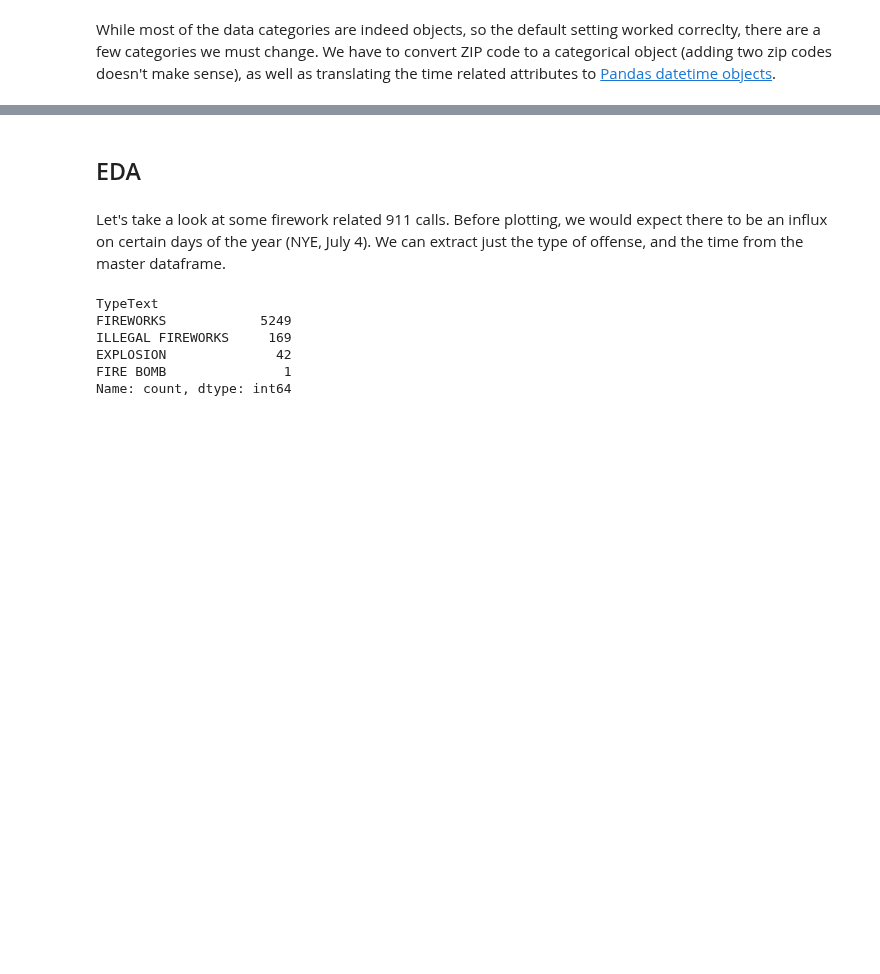
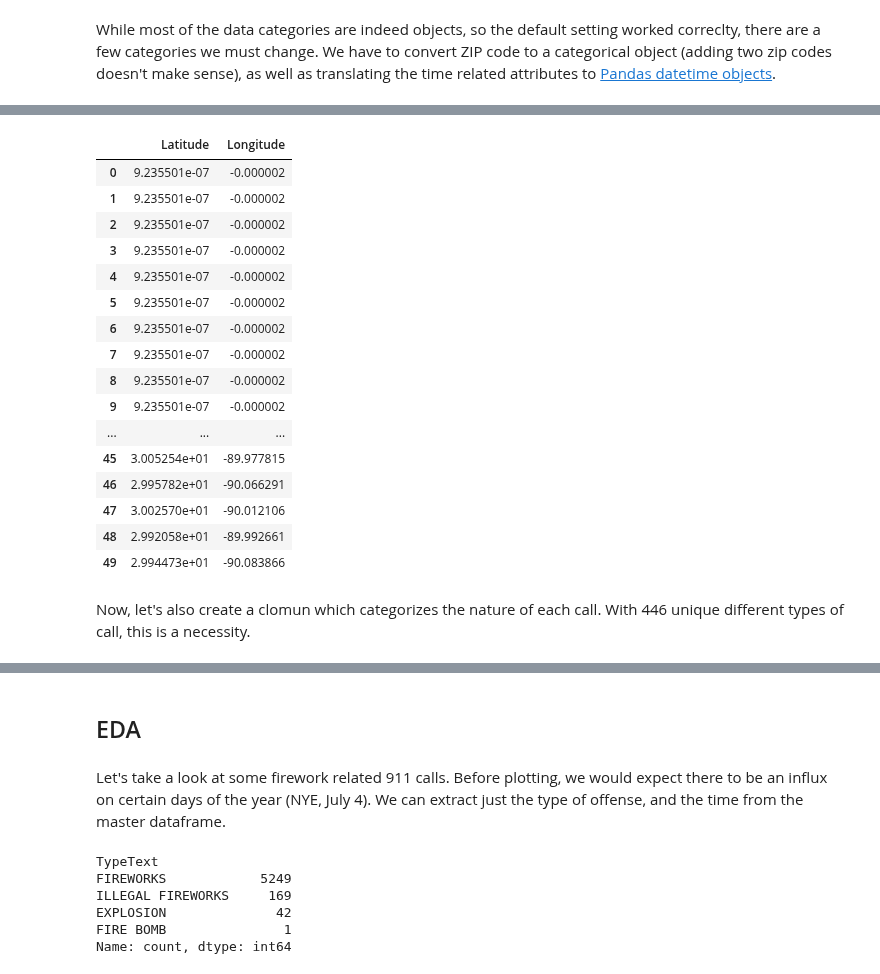
Before and after one commit to outlawhayden/weather-crime, a Jupyter notebook: notebooks/Milestone1.ipynb, the cells around one changed output, grey strips where cells are left out. Cells and saved outputs as stored; diff of their text form; code cells hidden in the pictures; blank space fills up the shorter version.

Commit message:
Extracted latitude and longitude into column

```diff
--- a/notebooks/Milestone1.ipynb
+++ b/notebooks/Milestone1.ipynb
@@ -233,0 +235,31 @@ calls_for_service.head()
+# %%
+# regex to extract latitude and longitude from location column
+lat_long_regex = r"\((.*), (.*)\)"
+# extract latitude and longitude from location column
+lat_long = calls_for_service['Location'].str.extract(lat_long_regex)
+# rename columns
+lat_long.columns = ['Latitude', 'Longitude']
+# convert to numeric
+lat_long = lat_long.apply(pd.to_numeric)
+# %%
+lat_long.head(50)
+# %% [output]
+|  | Latitude | Longitude |
+| 0 | 9.235501e-07 | -0.000002 |
+| 1 | 9.235501e-07 | -0.000002 |
+| 2 | 9.235501e-07 | -0.000002 |
+| 3 | 9.235501e-07 | -0.000002 |
+| 4 | 9.235501e-07 | -0.000002 |
+| 5 | 9.235501e-07 | -0.000002 |
+| 6 | 9.235501e-07 | -0.000002 |
+| 7 | 9.235501e-07 | -0.000002 |
+| 8 | 9.235501e-07 | -0.000002 |
+| 9 | 9.235501e-07 | -0.000002 |
+| ... | ... | ... |
+| 45 | 3.005254e+01 | -89.977815 |
+| 46 | 2.995782e+01 | -90.066291 |
+| 47 | 3.002570e+01 | -90.012106 |
+| 48 | 2.992058e+01 | -89.992661 |
+| 49 | 2.994473e+01 | -90.083866 |
+# %% [markdown]
+Now, let's also create a clomun which categorizes the nature of each call. With 446 unique different types of call, this is a necessity.
```
Also changed, not shown: parts of 8 cells of this notebook.
